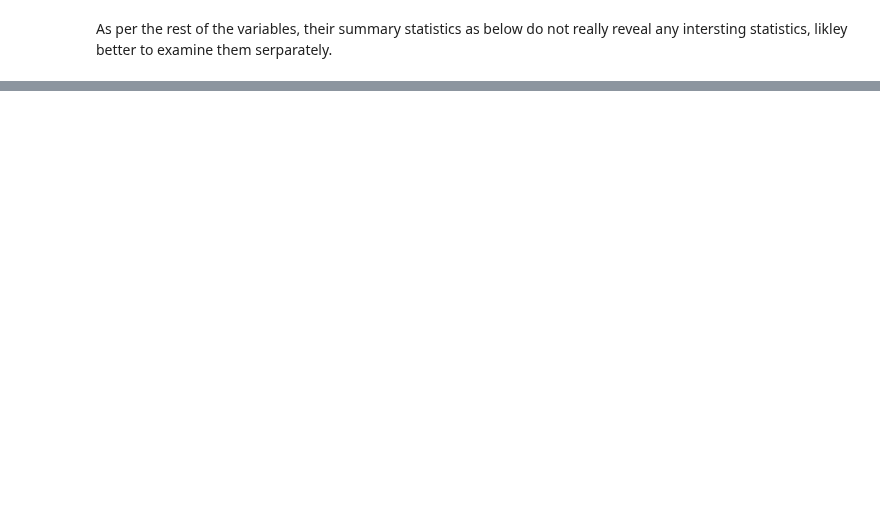
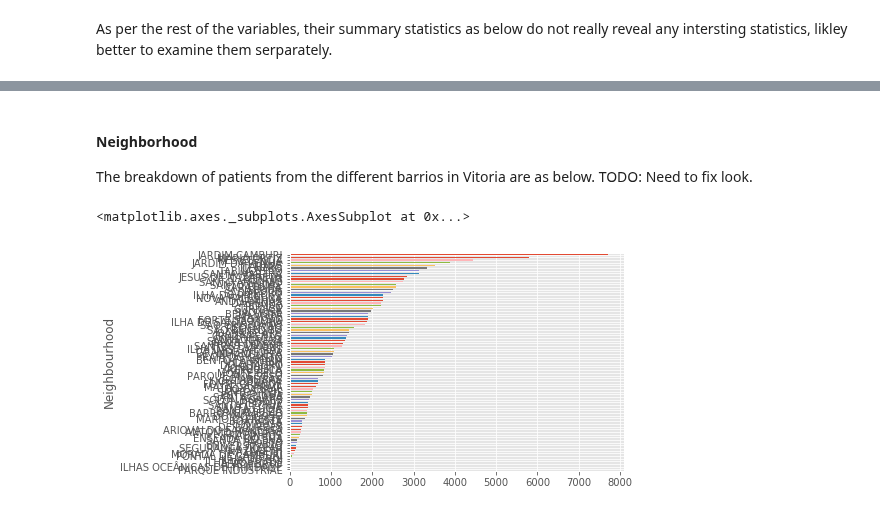
Before and after one commit to cdmorgan103/7331DataMiningNoShow, a Jupyter notebook: 7331DataMiningNoShow - SImpleStats.ipynb, the cells around one changed output, grey strips where cells are left out. Saved outputs shown, nothing was run; the diff lists cells and outputs as text; code cells hidden in the pictures; blank space fills up the shorter version.

```diff
--- a/7331DataMiningNoShow - SImpleStats.ipynb
+++ b/7331DataMiningNoShow - SImpleStats.ipynb
@@ -372,0 +444,12 @@ df.loc[0:,('Gender', 'ScheduledDay', 'ScheduledTime', 'AppointmentDay',
+# %% [markdown]
+#### Neighborhood
+The breakdown of patients from the different barrios in Vitoria are as below. TODO: Need to fix look.
+# %%
+#
+df_neighborhood = df.groupby(['Neighbourhood'])['Neighbourhood'].count()
+df_neighborhood = df_neighborhood.sort_values()
+
+df_neighborhood.plot(kind='barh')
+# %% [output]
+<matplotlib.axes._subplots.AxesSubplot at 0x...>
+[figure, added]
```
Also changed, not shown: parts of 18 cells of this notebook, 1 other file.
